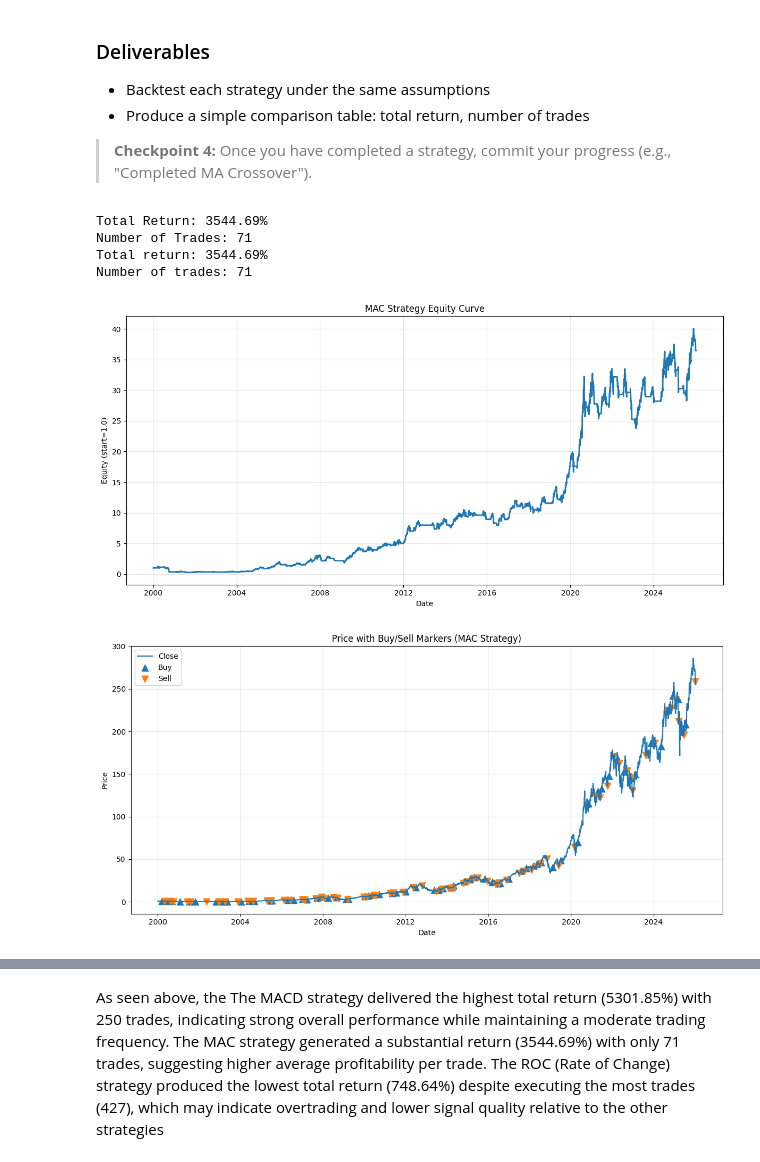
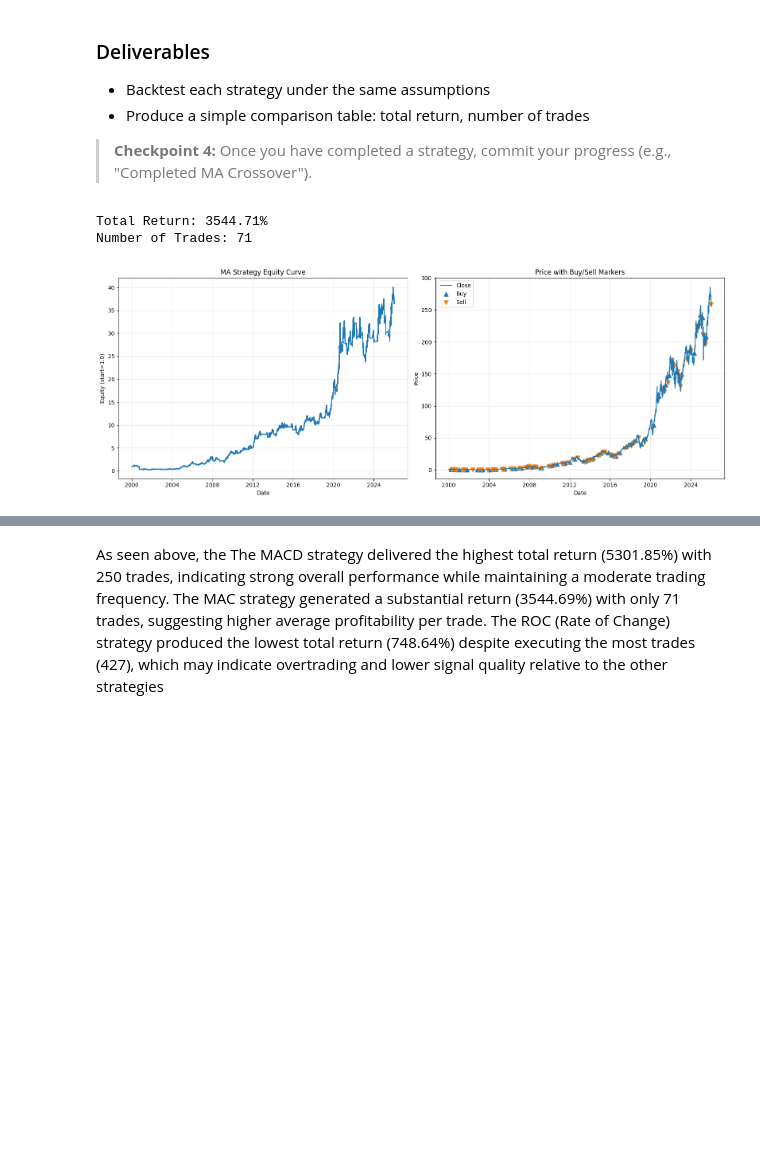
Before and after one commit to taliashapiro05/Momentum_assignment-1-, a Jupyter notebook: Momentum_assignment.ipynb, the cells around one changed output, grey strips where cells are left out. Cells and saved outputs as stored; diff of their text form; code cells hidden in the pictures; blank space fills up the shorter version.

```diff
--- a/Momentum_assignment.ipynb
+++ b/Momentum_assignment.ipynb
@@ -499,70 +439,32 @@ Use the provided functions to create signals for each new strategy. For example,
 
 > **Checkpoint 4:** Once you have completed a strategy, commit your progress (e.g., "Completed MA Crossover").
 # %%
-# Complete the other strategy 1
-# Develop the Moving Average Crossover indicator
-def signal_ma_crossover(df: pd.DataFrame, fast_n: int = 20, slow_n: int = 50):
+# Moving Average Crossover Strategy
 
-    # short-term MAC
+def signal_ma_crossover(df: pd.DataFrame, fast_n = 20, slow_n = 50):
+
+    # st average (reacts quicker)
     fast_ma = df["Close"].rolling(window=fast_n).mean()
 
-    # long-term MAC
+    # lt average (captures broader trend)
     slow_ma = df["Close"].rolling(window=slow_n).mean()
 
-    signal = (fast_ma > slow_ma).astype(int)
-
-    df["signal"] = signal
+    # if short MA is above long MA → upward momentum
+    df["signal"] = (fast_ma > slow_ma).astype(int)
 
     return df
 
-# Backtesting the Moving Average Crossover strategy and calculating metrics
+
 MAC_strategy = signal_ma_crossover(df.copy(), fast_n=20, slow_n=50)
 MAC_strategy = backtest_signal_only(MAC_strategy, MAC_strategy["signal"])
 
-mac_total_return = MAC_strategy["equity"].iloc[-1] - 1
-mac_num_trades = int((MAC_strategy["position"].diff().fillna(0) == 1).sum())
 
-print(f"Total return: {mac_total_return:.2%}")
-print(f"Number of trades: {mac_num_trades}")
-# EQUITY CURVE
-
-plt.figure(figsize=(12, 6))
-plt.plot(MAC_strategy["Date"], MAC_strategy["equity"], linewidth=2)
-plt.title("MAC Strategy Equity Curve")
-plt.xlabel("Date")
-plt.ylabel("Equity (start=1.0)")
-plt.grid(True, alpha=0.3)
-plt.tight_layout()
-plt.show()
-
-# Price chart with buy/sell markers
-
-entries = MAC_strategy["position"].diff().fillna(0) == 1
-exits   = MAC_strategy["position"].diff().fillna(0) == -1
-
-plt.figure(figsize=(12, 6))
-plt.plot(MAC_strategy["Date"], MAC_strategy["Close"], linewidth=1.5, label="Close")
-
-plt.scatter(MAC_strategy.loc[entries, "Date"], MAC_strategy.loc[entries, "Close"],
-            marker="^", s=80, label="Buy")
-
-plt.scatter(MAC_strategy.loc[exits, "Date"], MAC_strategy.loc[exits, "Close"],
-            marker="v", s=80, label="Sell")
-
-plt.title("Price with Buy/Sell Markers (MAC Strategy)")
-plt.xlabel("Date")
-plt.ylabel("Price")
-plt.legend()
-plt.grid(True, alpha=0.3)
-plt.tight_layout()
-plt.show()
+# Plot equity curve and trade markers
+plot_strategy_results(MAC_strategy, "MA Strategy")
 # %% [output]
-Total Return: 3544.69%
+Total Return: 3544.71%
 Number of Trades: 71
-Total return: 3544.69%
-Number of trades: 71
-[figure, old version]
+[figure, new version]
-[figure, removed]
 # %%
 # Complete the other strategy 2
 # Develop the MACD indicator
```
Also changed, not shown: parts of 10 cells of this notebook.
